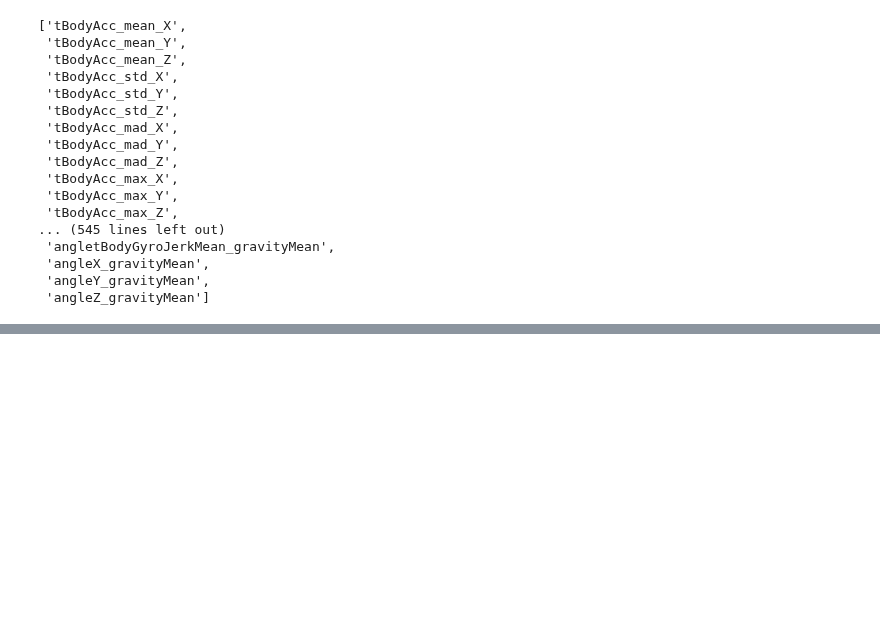
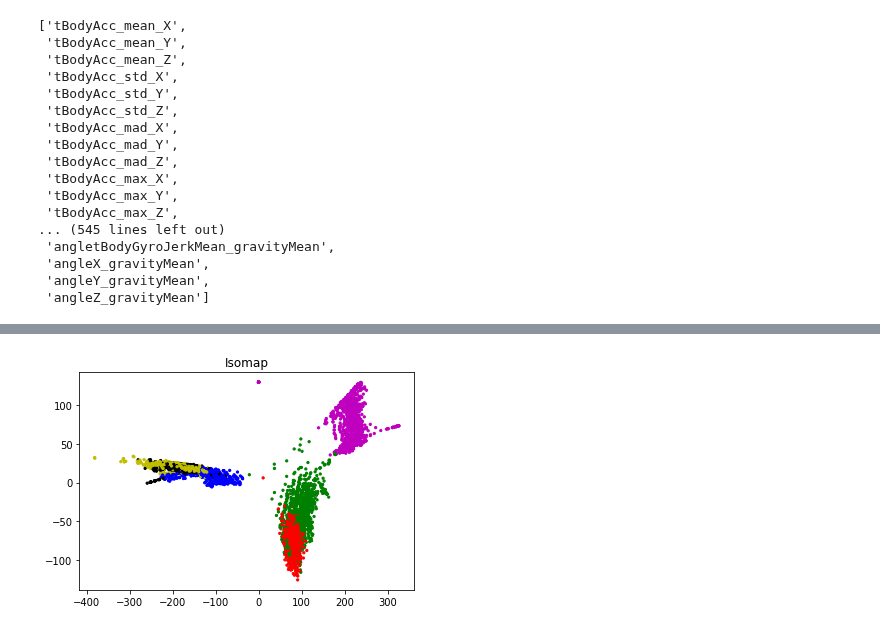
Before and after one commit to Hodapp87/yazabi-tensorflow-classification-test, a Jupyter notebook: Yazabi - TensorFlow skills test (classification).ipynb, the cells around one changed output, grey strips where cells are left out. Saved outputs shown, nothing was run; the diff lists cells and outputs as text; code cells hidden in the pictures; blank space fills up the shorter version.

```diff
--- a/Yazabi - TensorFlow skills test (classification).ipynb
+++ b/Yazabi - TensorFlow skills test (classification).ipynb
@@ -77,0 +131,3 @@ test_X_accZ = read_accel("z", "test")
+# %%
+isomap = sklearn.manifold.Isomap(n_components=2)
+embed_iso = isomap.fit_transform(train_X)
@@ -77,0 +144,5 @@ test_X_accZ = read_accel("z", "test")
+# %%
+plt.title("Isomap")
+plot_embedding(embed_iso)
+# %% [output]
+[figure, added]
```
Also changed, not shown: parts of 21 cells of this notebook, 1 other file.
